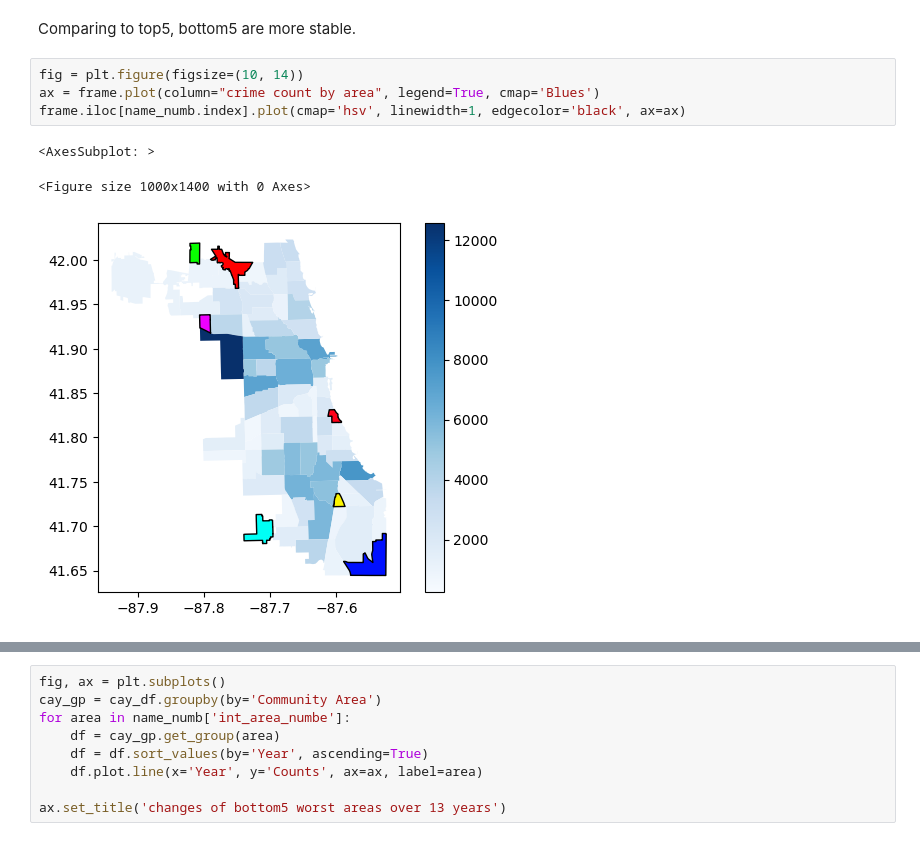
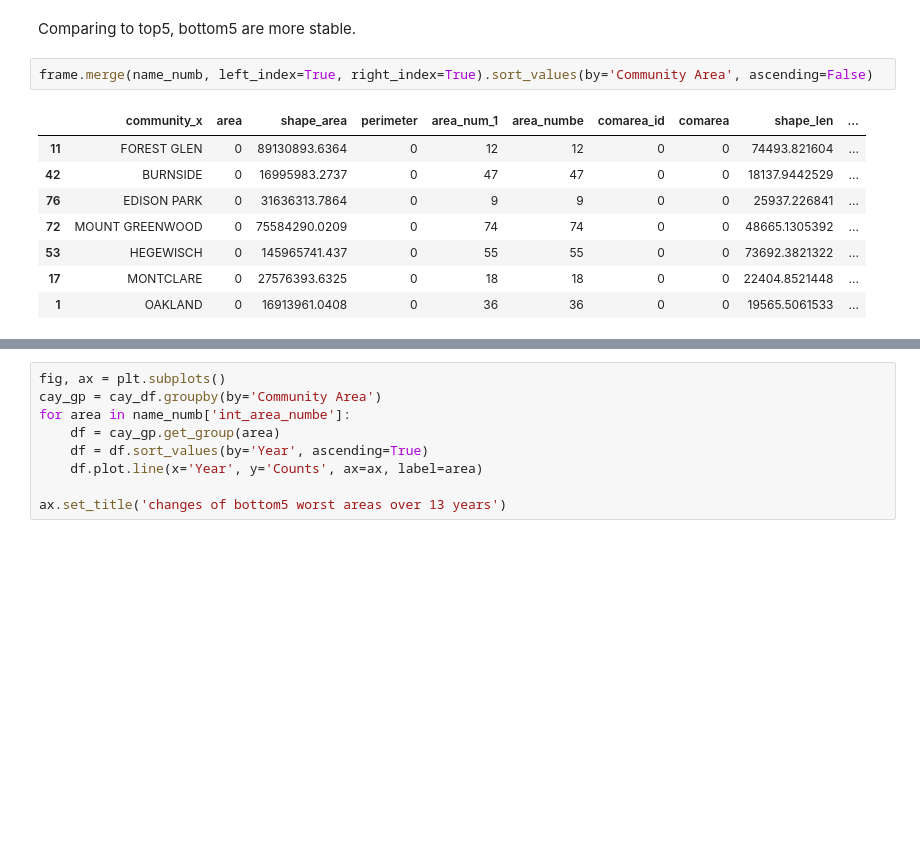
Before and after one commit to COMP5152TEAMWORK/Chicago-Crimes-Analysis, a Jupyter notebook: Chicago Crime Analysis.ipynb, the cells around one changed output, grey strips where cells are left out. Drawn from its saved outputs; the diff is of its cells as text; blank space fills up the shorter version.

```diff
--- a/Chicago Crime Analysis.ipynb
+++ b/Chicago Crime Analysis.ipynb
@@ -463,11 +465,14 @@ name_numb
 | 1 | 36 | OAKLAND | 2 |
 # %% [markdown]
 Comparing to top5, bottom5 are more stable.
-# %%
-fig = plt.figure(figsize=(10, 14))
-ax = frame.plot(column="crime count by area", legend=True, cmap='Blues')
-frame.iloc[name_numb.index].plot(cmap='hsv', linewidth=1, edgecolor='black', ax=ax)
-# %% [output]
-<AxesSubplot: >
-<Figure size 1000x1400 with 0 Axes>
-[figure, removed]
+# %%
+frame.merge(name_numb, left_index=True, right_index=True).sort_values(by='Community Area', ascending=False)
+# %% [output]
+|  | community_x | area | shape_area | perimeter | area_num_1 | area_numbe | comarea_id | comarea | shape_len | ... |
+| 11 | FOREST GLEN | 0 | 89130893.6364 | 0 | 12 | 12 | 0 | 0 | 74493.821604 | ... |
+| 42 | BURNSIDE | 0 | 16995983.2737 | 0 | 47 | 47 | 0 | 0 | 18137.9442529 | ... |
+| 76 | EDISON PARK | 0 | 31636313.7864 | 0 | 9 | 9 | 0 | 0 | 25937.226841 | ... |
+| 72 | MOUNT GREENWOOD | 0 | 75584290.0209 | 0 | 74 | 74 | 0 | 0 | 48665.1305392 | ... |
+| 53 | HEGEWISCH | 0 | 145965741.437 | 0 | 55 | 55 | 0 | 0 | 73692.3821322 | ... |
+| 17 | MONTCLARE | 0 | 27576393.6325 | 0 | 18 | 18 | 0 | 0 | 22404.8521448 | ... |
+| 1 | OAKLAND | 0 | 16913961.0408 | 0 | 36 | 36 | 0 | 0 | 19565.5061533 | ... |
```
Also changed, not shown: parts of 12 cells of this notebook.
